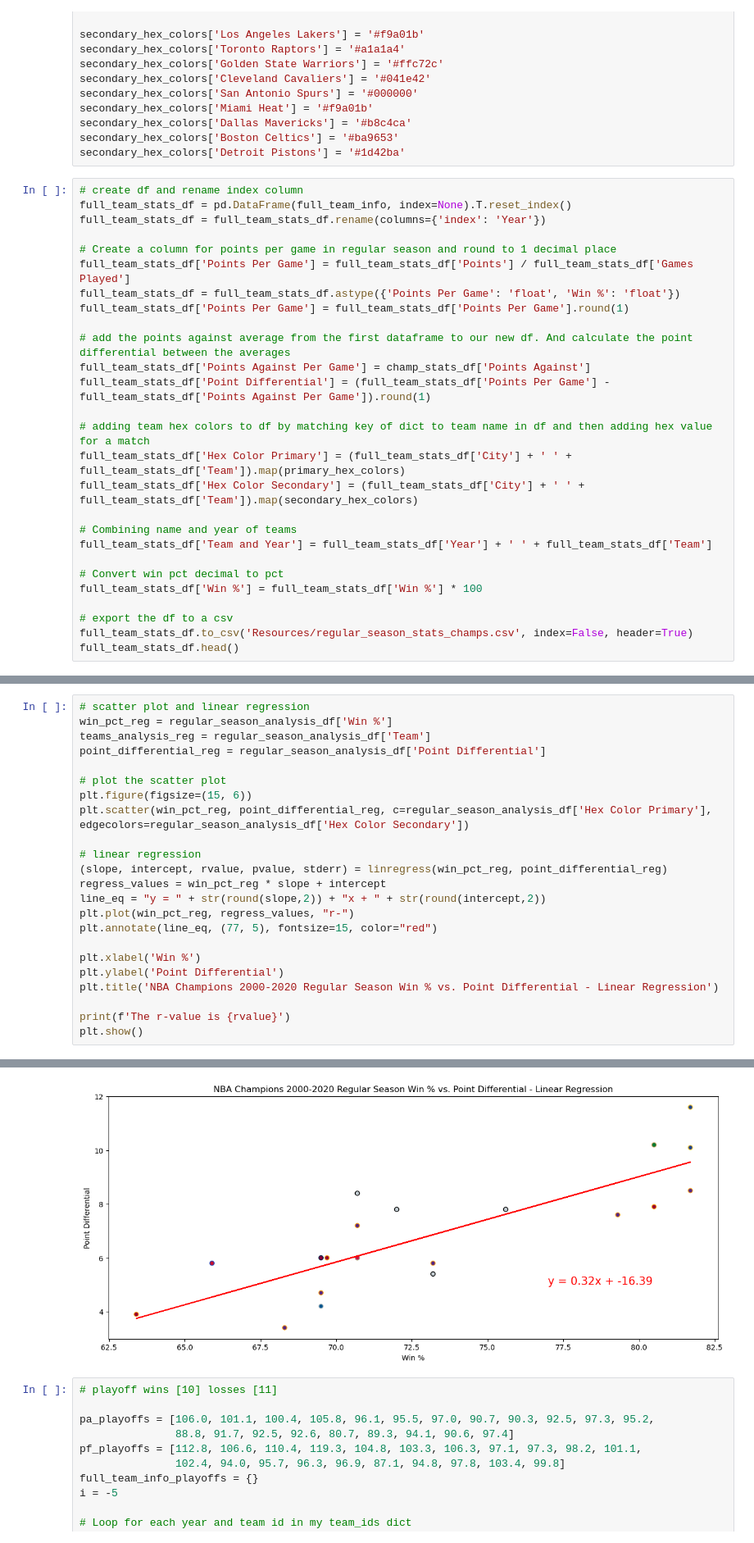
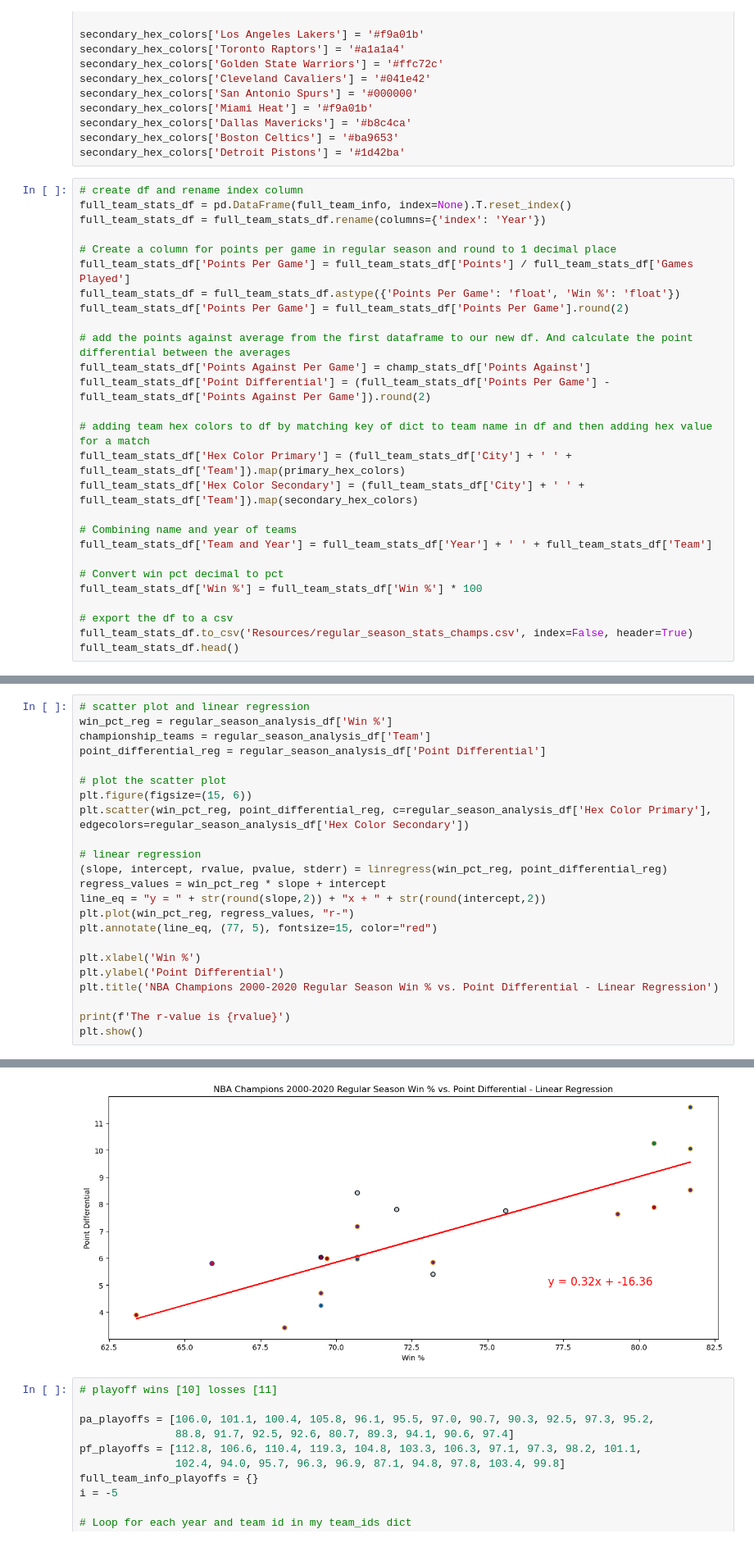
Before and after one commit to kcwaggs/project_1, a Jupyter notebook: keegan/keegan.ipynb, the cells around one changed output, grey strips where cells are left out. Shown at 82% size. Drawn from its saved outputs; the diff is of its cells as text.

```diff
--- a/keegan/keegan.ipynb
+++ b/keegan/keegan.ipynb
@@ -105,11 +93,11 @@ full_team_stats_df = full_team_stats_df.rename(columns={'index': 'Year'})
 # Create a column for points per game in regular season and round to 1 decimal place
 full_team_stats_df['Points Per Game'] = full_team_stats_df['Points'] / full_team_stats_df['Games Played']
 full_team_stats_df = full_team_stats_df.astype({'Points Per Game': 'float', 'Win %': 'float'})
-full_team_stats_df['Points Per Game'] = full_team_stats_df['Points Per Game'].round(1)
+full_team_stats_df['Points Per Game'] = full_team_stats_df['Points Per Game'].round(2)
 
 # add the points against average from the first dataframe to our new df. And calculate the point differential between the averages
 full_team_stats_df['Points Against Per Game'] = champ_stats_df['Points Against']
-full_team_stats_df['Point Differential'] = (full_team_stats_df['Points Per Game'] - full_team_stats_df['Points Against Per Game']).round(1)
+full_team_stats_df['Point Differential'] = (full_team_stats_df['Points Per Game'] - full_team_stats_df['Points Against Per Game']).round(2)
 
 # adding team hex colors to df by matching key of dict to team name in df and then adding hex value for a match
 full_team_stats_df['Hex Color Primary'] = (full_team_stats_df['City'] + ' ' + full_team_stats_df['Team']).map(primary_hex_colors)
@@ -161,7 +149,7 @@ plt.show()
 # %%
 # scatter plot and linear regression
 win_pct_reg = regular_season_analysis_df['Win %']
-teams_analysis_reg = regular_season_analysis_df['Team']
+championship_teams = regular_season_analysis_df['Team']
 point_differential_reg = regular_season_analysis_df['Point Differential']
 
 # plot the scatter plot
@@ -186,4 +174,4 @@ The r-value is 0.8217849409700126
-[figure, old version]
+[figure, new version]
 # %%
 # playoff wins [10] losses [11]
 
```
Also changed, not shown: parts of 11 cells of this notebook, 3 other files.
